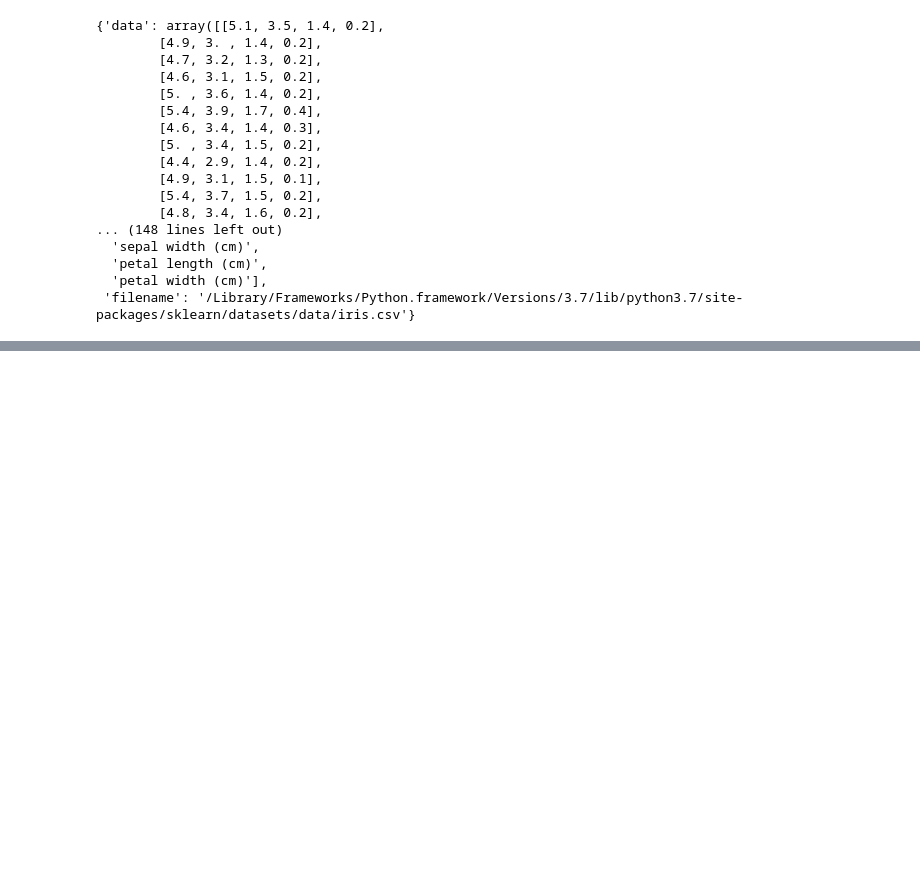
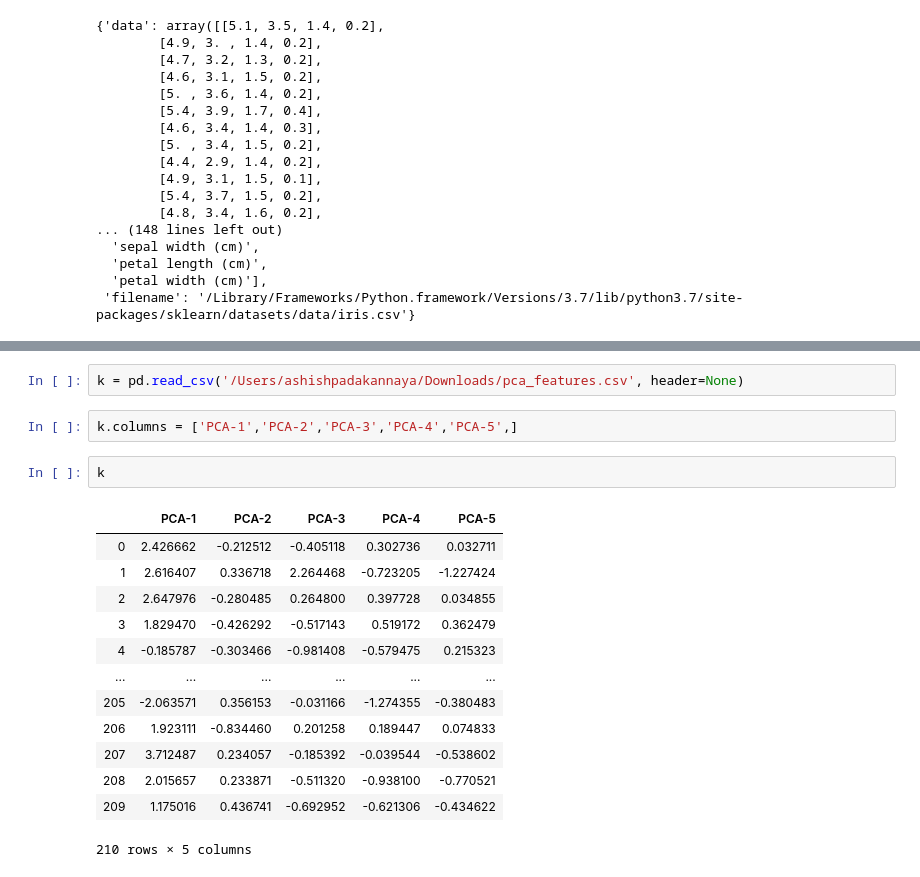
Before and after one commit to ashish-padakannaya/Meal-pattern-analysis, a Jupyter notebook: notebooks/ashish_tests.ipynb, the cells around one changed output, grey strips where cells are left out. Drawn from its saved outputs; the diff is of its cells as text; blank space fills up the shorter version.

```diff
--- a/notebooks/ashish_tests.ipynb
+++ b/notebooks/ashish_tests.ipynb
@@ -252,0 +292,20 @@ load_iris()
+# %%
+k = pd.read_csv('/Users/ashishpadakannaya/Downloads/pca_features.csv', header=None)
+# %%
+k.columns = ['PCA-1','PCA-2','PCA-3','PCA-4','PCA-5',]
+# %%
+k
+# %% [output]
+|  | PCA-1 | PCA-2 | PCA-3 | PCA-4 | PCA-5 |
+| 0 | 2.426662 | -0.212512 | -0.405118 | 0.302736 | 0.032711 |
+| 1 | 2.616407 | 0.336718 | 2.264468 | -0.723205 | -1.227424 |
+| 2 | 2.647976 | -0.280485 | 0.264800 | 0.397728 | 0.034855 |
+| 3 | 1.829470 | -0.426292 | -0.517143 | 0.519172 | 0.362479 |
+| 4 | -0.185787 | -0.303466 | -0.981408 | -0.579475 | 0.215323 |
+| ... | ... | ... | ... | ... | ... |
+| 205 | -2.063571 | 0.356153 | -0.031166 | -1.274355 | -0.380483 |
+| 206 | 1.923111 | -0.834460 | 0.201258 | 0.189447 | 0.074833 |
+| 207 | 3.712487 | 0.234057 | -0.185392 | -0.039544 | -0.538602 |
+| 208 | 2.015657 | 0.233871 | -0.511320 | -0.938100 | -0.770521 |
+| 209 | 1.175016 | 0.436741 | -0.692952 | -0.621306 | -0.434622 |
+210 rows × 5 columns
```
Also changed, not shown: parts of 18 cells of this notebook.
